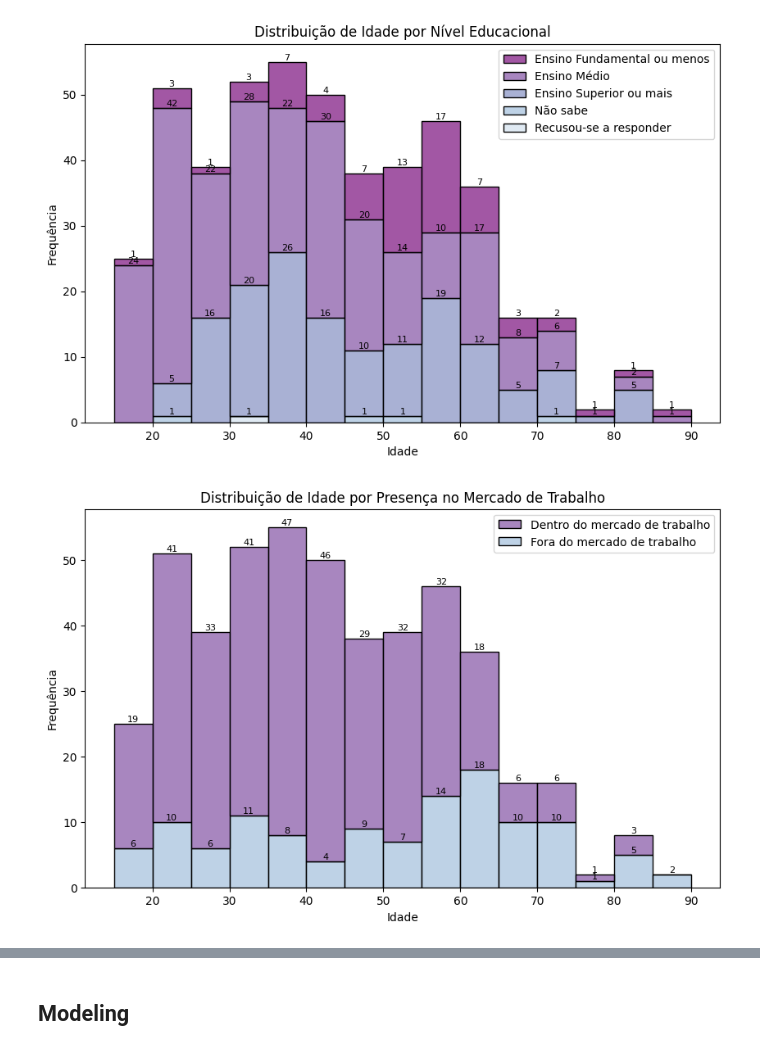
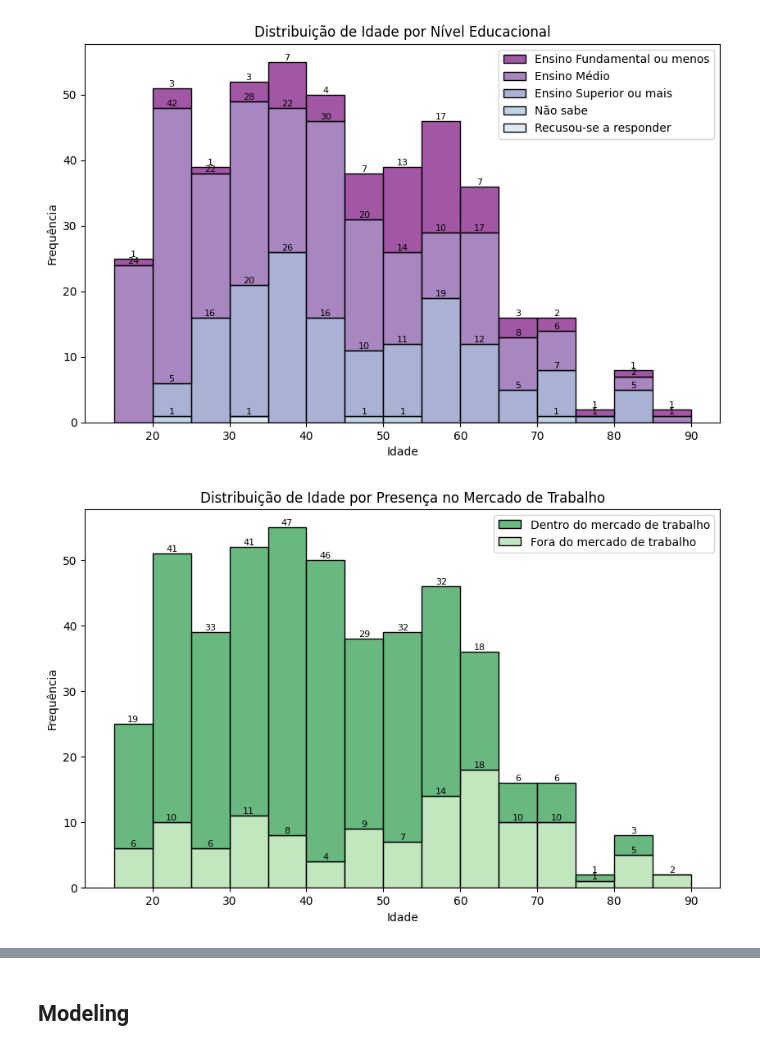
Before and after one commit to pathilink/MBA_USP-Esalq_TCC, a Jupyter notebook: notebook/findex_clustering_financial.ipynb, the cells around one changed output, grey strips where cells are left out. Drawn from its saved outputs; the diff is of its cells as text; code cells hidden in the pictures.

```diff
--- a/notebook/findex_clustering_financial.ipynb
+++ b/notebook/findex_clustering_financial.ipynb
@@ -171,32 +171,32 @@ plt.show()
 # %%
 # Define o tamanho da figura
 plt.figure(figsize=(10, 6))
 
 # alter hue text
 df_graph['emp_in'] = df_graph['emp_in'].replace({
     1: 'Dentro do mercado de trabalho',
     2: 'Fora do mercado de trabalho'
     })
 
 # calculate bins limits every 5 years
 bins = range(df_graph['age'].min(), df_graph['age'].max() + 6, 5)
 
 # graph
-ax = sns.histplot(df_graph, x='age', bins=bins, hue='emp_in', multiple="stack", palette='BuPu_r', hue_order=['Dentro do mercado de trabalho', 'Fora do mercado de trabalho'])
+ax = sns.histplot(df_graph, x='age', bins=bins, hue='emp_in', multiple="stack", palette='Greens_r', hue_order=['Dentro do mercado de trabalho', 'Fora do mercado de trabalho'])
 
 # labels on top of bars
 for container in ax.containers:
     labels = [f'{int(height)}' if height > 0 else '' for height in container.datavalues]
     ax.bar_label(container, labels=labels, label_type='edge', fontsize=8)
 
 # Remove o título da legenda do hue
 legend = ax.get_legend()
 legend.set_title(None)
 
 plt.xlabel('Idade')
 plt.ylabel('Frequência')
 plt.title('Distribuição de Idade por Presença no Mercado de Trabalho')
 
 plt.show()
 # %% [output]
-[figure, old version]
+[figure, new version]
```
Also changed, not shown: parts of 14 cells of this notebook.
